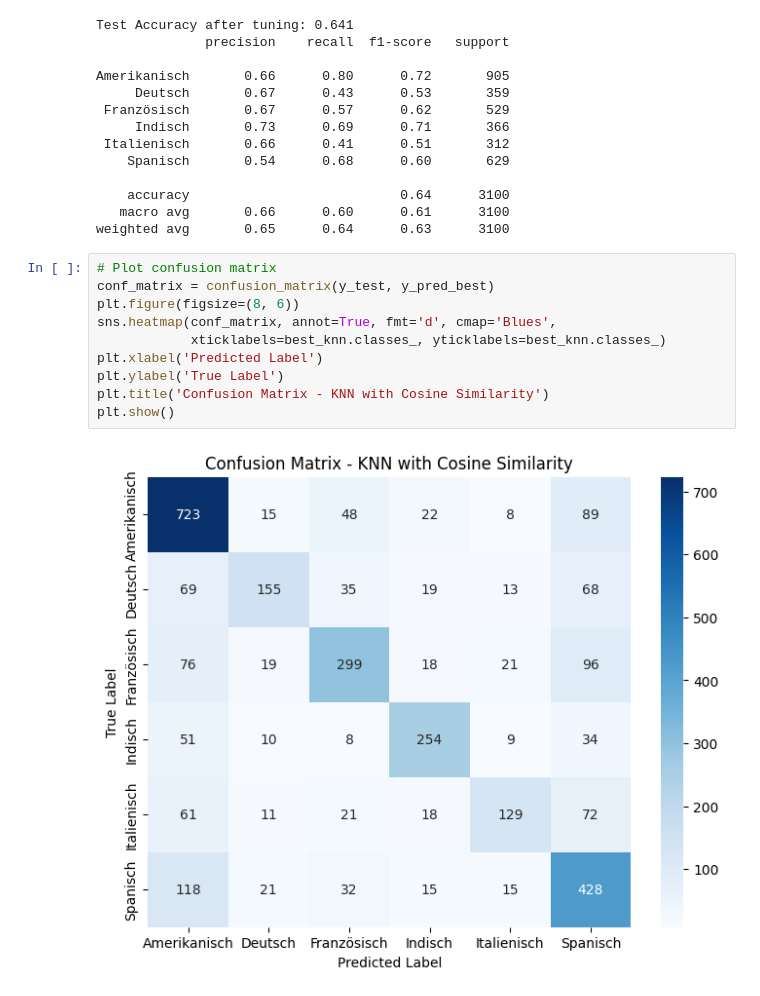
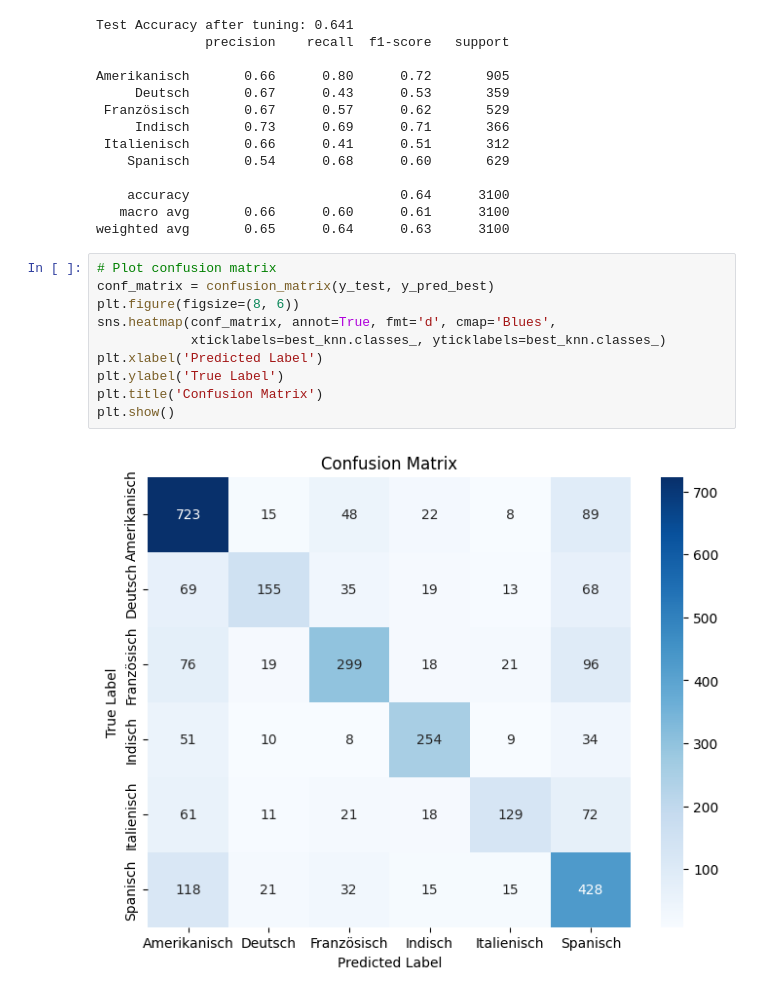
Before and after one commit to RawanMousa9896/Projekt-NLP, a Jupyter notebook: 06_knn_Classification.ipynb, the cells around one changed output. Saved outputs shown, nothing was run; the diff lists cells and outputs as text.

```diff
--- a/06_knn_Classification.ipynb
+++ b/06_knn_Classification.ipynb
@@ -153,12 +164,12 @@ weighted avg       0.65      0.64      0.63      3100
 # %%
 # Plot confusion matrix
 conf_matrix = confusion_matrix(y_test, y_pred_best)
 plt.figure(figsize=(8, 6))
 sns.heatmap(conf_matrix, annot=True, fmt='d', cmap='Blues',
             xticklabels=best_knn.classes_, yticklabels=best_knn.classes_)
 plt.xlabel('Predicted Label')
 plt.ylabel('True Label')
-plt.title('Confusion Matrix - KNN with Cosine Similarity')
+plt.title('Confusion Matrix')
 plt.show()
 # %% [output]
-[figure, old version]
+[figure, new version]
```
Also changed, not shown: parts of 1 cell of this notebook.
